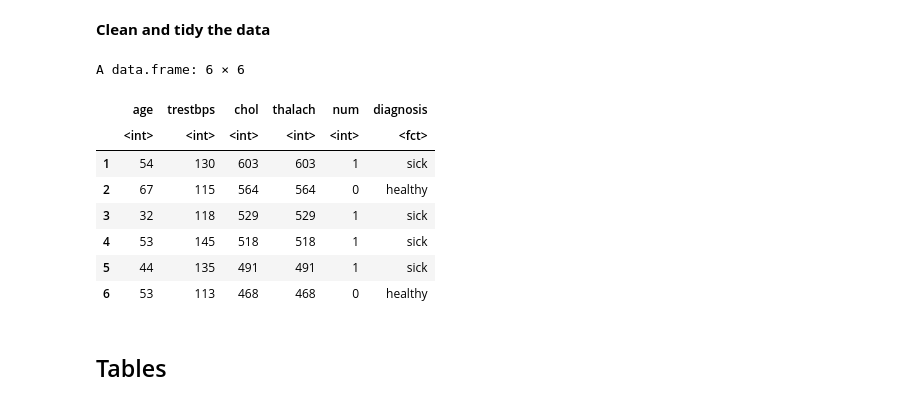
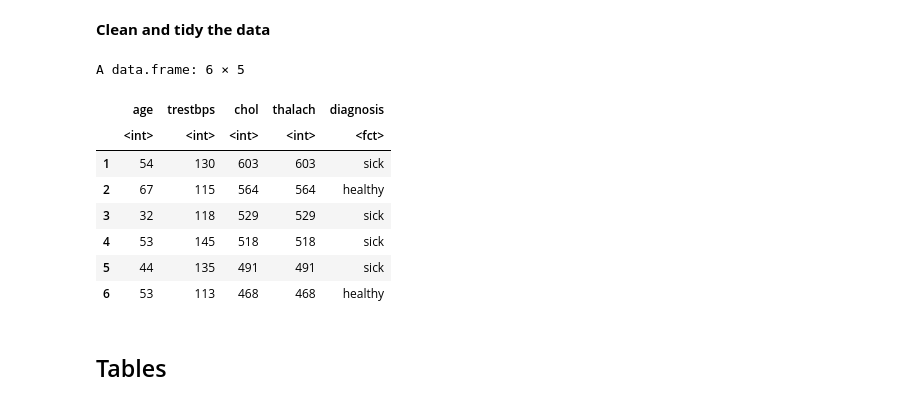
Before and after one commit to charlie-carter/dsci100project, a Jupyter notebook: report.ipynb, the cells around one changed output. Saved outputs shown, nothing was run; the diff lists cells and outputs as text; code cells hidden in the pictures.

```diff
--- a/report.ipynb
+++ b/report.ipynb
@@ -114,25 +124,28 @@ head(combined_data)
 # %%
 # predictors are age, trestbps, chol, thalach
 # target is diagnosis based on num
-no_missing_value_data <- combined_data |> filter(age != "?" & trestbps != "?" & chol != "?" & thalach != "?" & num != "?")
+no_missing_value_data <- combined_data |>
+    filter(age != "?" & trestbps != "?" & chol != "?" & thalach != "?" & num != "?")
+
 data <- no_missing_value_data |>
     select(age, trestbps, chol, thalach, num) |>
     mutate(age = as.integer(age)) |>
     mutate(trestbps = as.integer(trestbps)) |>
     mutate(chol = as.integer(chol)) |>
     mutate(thalach = as.integer(chol)) |>
-    mutate(diagnosis = as_factor(ifelse(num == 0, "healthy", "sick")))
+    mutate(diagnosis = as_factor(ifelse(num == 0, "healthy", "sick"))) |>
+    select(-num)
 head(arrange(data, desc(chol)))
 # %% [output]
-A data.frame: 6 × 6
+A data.frame: 6 × 5
-|  | age | trestbps | chol | thalach | num | diagnosis |
-|  | <int> | <int> | <int> | <int> | <int> | <fct> |
-| 1 | 54 | 130 | 603 | 603 | 1 | sick |
-| 2 | 67 | 115 | 564 | 564 | 0 | healthy |
-| 3 | 32 | 118 | 529 | 529 | 1 | sick |
-| 4 | 53 | 145 | 518 | 518 | 1 | sick |
-| 5 | 44 | 135 | 491 | 491 | 1 | sick |
-| 6 | 53 | 113 | 468 | 468 | 0 | healthy |
+|  | age | trestbps | chol | thalach | diagnosis |
+|  | <int> | <int> | <int> | <int> | <fct> |
+| 1 | 54 | 130 | 603 | 603 | sick |
+| 2 | 67 | 115 | 564 | 564 | healthy |
+| 3 | 32 | 118 | 529 | 529 | sick |
+| 4 | 53 | 145 | 518 | 518 | sick |
+| 5 | 44 | 135 | 491 | 491 | sick |
+| 6 | 53 | 113 | 468 | 468 | healthy |
 # %%
 ## splitting the data
 set.seed(3456)
```
Also changed, not shown: parts of 5 cells of this notebook.
